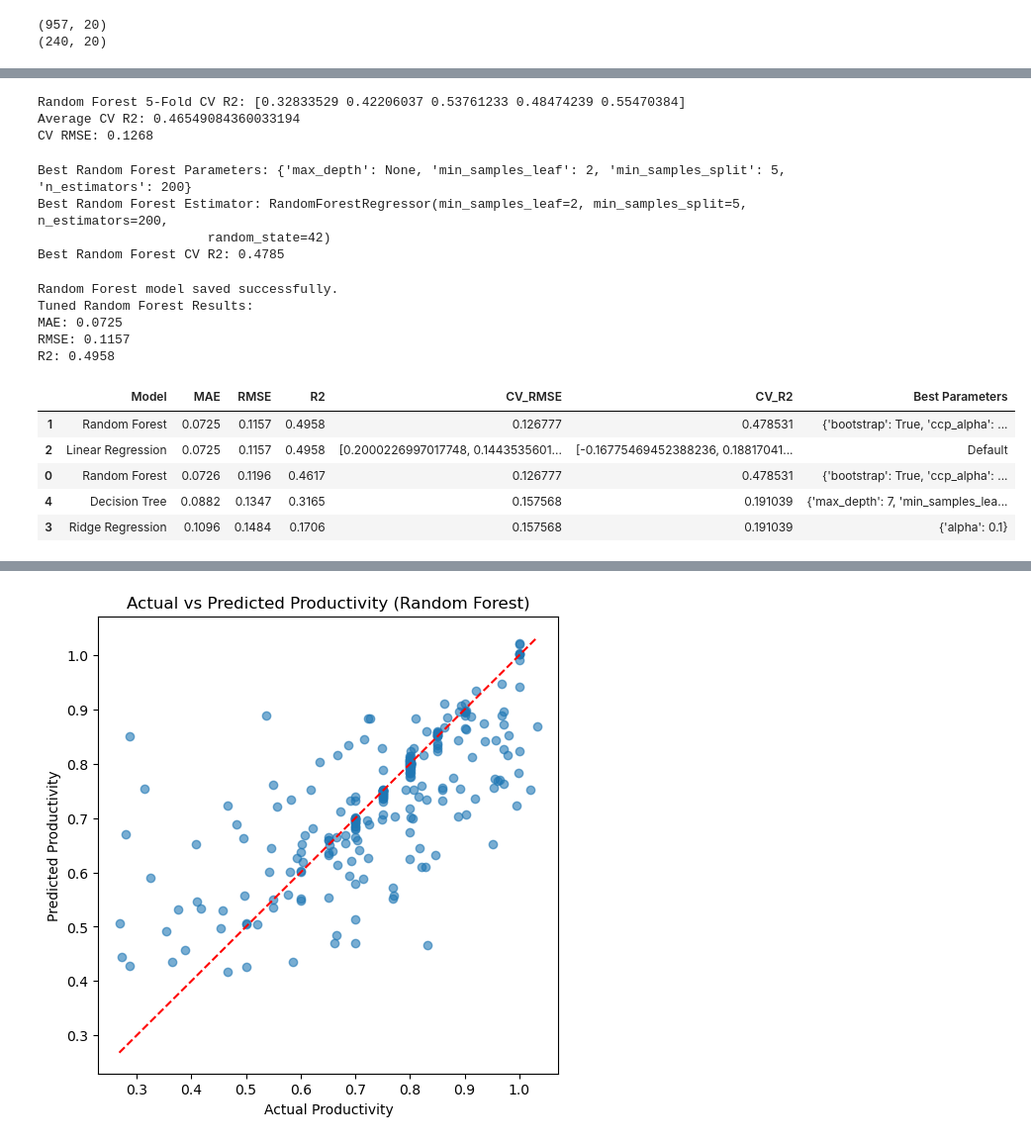
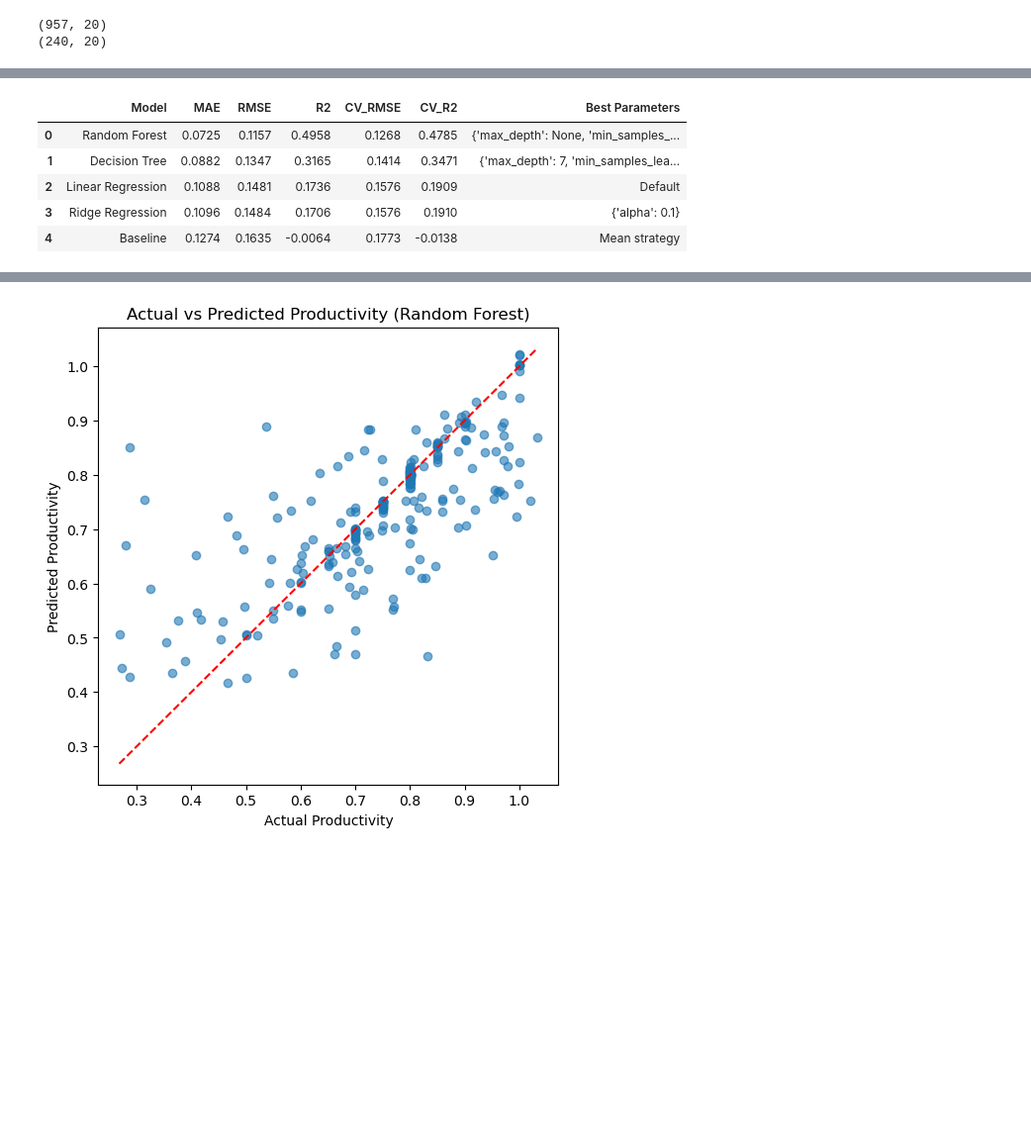
Before and after one commit to yc-420/ASStesting5r, a Jupyter notebook: model_training.ipynb, the cells around one changed output, grey strips where cells are left out. Shown at 99% size. Drawn from its saved outputs; the diff is of its cells as text; code cells hidden in the pictures; blank space fills up the shorter version.

```diff
--- a/model_training.ipynb
+++ b/model_training.ipynb
@@ -648,76 +691,11 @@ R2: 0.4617
-# %%
-cv_scores = cross_val_score(rf, Xtrain, ytrain, cv=5, scoring="r2")
-cv_rmse = -cross_val_score(best_rf, Xtrain, ytrain, cv=5, scoring="neg_root_mean_squared_error").mean()
-cv_r2 = cross_val_score(best_rf, Xtrain, ytrain, cv=5, scoring="r2").mean()
-
-print("Random Forest 5-Fold CV R2:", cv_scores) #5-Fold Cross Validation
-print("Average CV R2:", cv_scores.mean())
-print("CV RMSE:", round(cv_rmse, 4))
-# %% [output]
-Random Forest 5-Fold CV R2: [0.32833529 0.42206037 0.53761233 0.48474239 0.55470384]
-Average CV R2: 0.46549084360033194
-CV RMSE: 0.1268
-# %%
-#parameter tuning
-param_rf = {
-    'n_estimators': [50, 100, 200],
-    'max_depth': [5, 10, None],
-    'min_samples_split': [2, 5],
-    'min_samples_leaf': [1, 2]
-}
-
-rf = RandomForestRegressor(random_state=42)
-
-grid_rf = GridSearchCV(estimator=rf,param_grid=param_rf,cv=5,scoring='r2',n_jobs=-1)
-
-grid_rf.fit(Xtrain, ytrain)
-
-print("Best Random Forest Parameters:", grid_rf.best_params_)
-print("Best Random Forest Estimator:", grid_rf.best_estimator_)
-print("Best Random Forest CV R2:", round(grid_rf.best_score_, 4))
-# %% [output]
-Best Random Forest Parameters: {'max_depth': None, 'min_samples_leaf': 2, 'min_samples_split': 5, 'n_estimators': 200}
-Best Random Forest Estimator: RandomForestRegressor(min_samples_leaf=2, min_samples_split=5, n_estimators=200,
-                      random_state=42)
-Best Random Forest CV R2: 0.4785
-# %%
-best_rf = grid_rf.best_estimator_
-y_pred_rf = best_rf.predict(Xtest)
-
-mae = mean_absolute_error(ytest, y_pred_rf)
-rmse = np.sqrt(mean_squared_error(ytest, y_pred_rf))
-r2 = r2_score(ytest, y_pred_rf)
-
-best_rf = grid_rf.best_estimator_
-joblib.dump(best_rf, "rf_model.joblib")
-print("Random Forest model saved successfully.")
-print("Tuned Random Forest Results:")
-print("MAE:", round(mae, 4))
-print("RMSE:", round(rmse, 4))
-print("R2:", round(r2, 4))
-
-results.append({
-    "Model": "Random Forest",
-    "MAE": mae,
-    "RMSE": rmse,
-    "R2": r2,
-    "CV_RMSE": cv_rmse,
-    "CV_R2": cv_r2,
-    "Best Parameters": str(rf.get_params())
-})
-# %% [output]
-Random Forest model saved successfully.
-Tuned Random Forest Results:
-MAE: 0.0725
-RMSE: 0.1157
-R2: 0.4958
 # %%
-results_df = pd.DataFrame(results).sort_values("RMSE")
+results_df = pd.DataFrame(results)
+results_df = results_df.sort_values("RMSE").reset_index(drop=True)
 results_df.round(4)
 # %% [output]
 |  | Model | MAE | RMSE | R2 | CV_RMSE | CV_R2 | Best Parameters |
-| 1 | Random Forest | 0.0725 | 0.1157 | 0.4958 | 0.126777 | 0.478531 | {'bootstrap': True, 'ccp_alpha': ... |
-| 2 | Linear Regression | 0.0725 | 0.1157 | 0.4958 | [0.2000226997017748, 0.1443535601... | [-0.16775469452388236, 0.18817041... | Default |
-| 0 | Random Forest | 0.0726 | 0.1196 | 0.4617 | 0.126777 | 0.478531 | {'bootstrap': True, 'ccp_alpha': ... |
-| 4 | Decision Tree | 0.0882 | 0.1347 | 0.3165 | 0.157568 | 0.191039 | {'max_depth': 7, 'min_samples_lea... |
-| 3 | Ridge Regression | 0.1096 | 0.1484 | 0.1706 | 0.157568 | 0.191039 | {'alpha': 0.1} |
+| 0 | Random Forest | 0.0725 | 0.1157 | 0.4958 | 0.1268 | 0.4785 | {'max_depth': None, 'min_samples_... |
+| 1 | Decision Tree | 0.0882 | 0.1347 | 0.3165 | 0.1414 | 0.3471 | {'max_depth': 7, 'min_samples_lea... |
+| 2 | Linear Regression | 0.1088 | 0.1481 | 0.1736 | 0.1576 | 0.1909 | Default |
+| 3 | Ridge Regression | 0.1096 | 0.1484 | 0.1706 | 0.1576 | 0.1910 | {'alpha': 0.1} |
+| 4 | Baseline | 0.1274 | 0.1635 | -0.0064 | 0.1773 | -0.0138 | Mean strategy |
```
Also changed, not shown: parts of 17 cells of this notebook, 2 other files.
